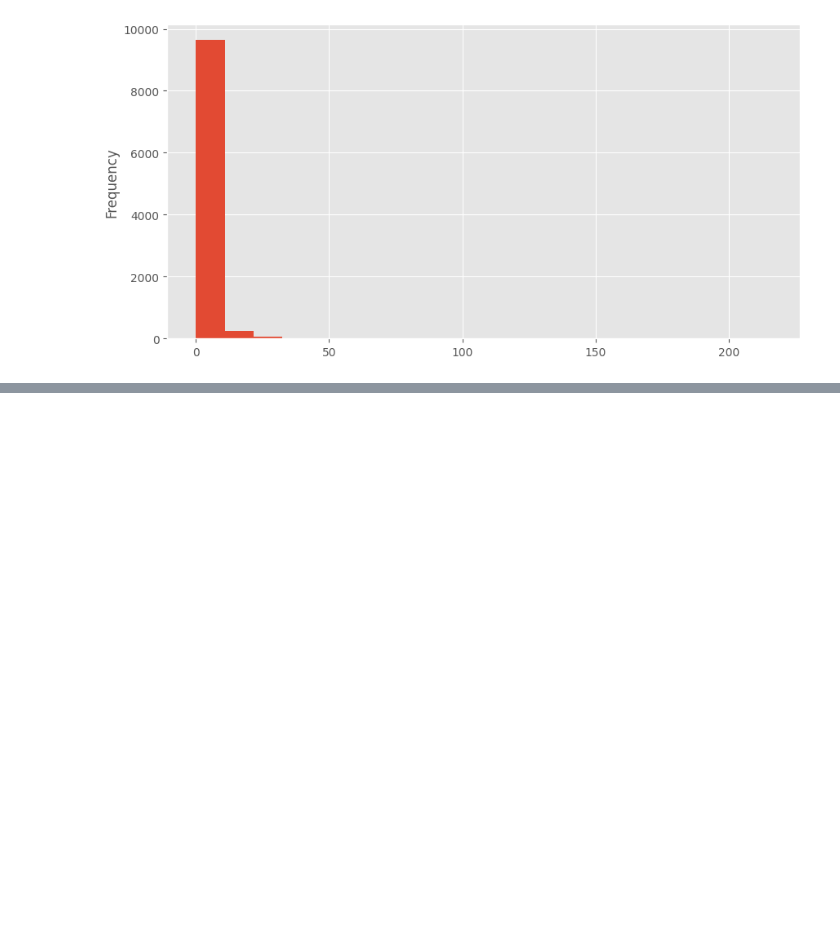
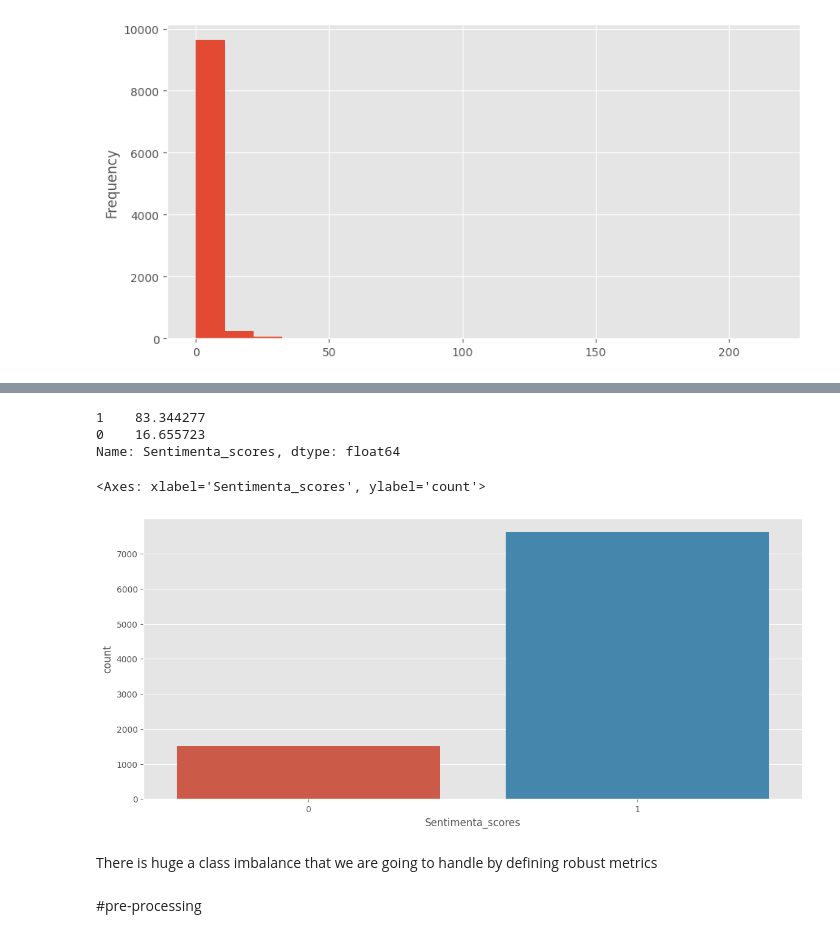
Before and after one commit to techsidh/Amazon-reviews-sentiment-analysis, a Jupyter notebook: Amazon_Review.ipynb, the cells around one changed output, grey strips where cells are left out. Drawn from its saved outputs; the diff is of its cells as text; code cells hidden in the pictures; blank space fills up the shorter version.

```diff
--- a/Amazon_Review.ipynb
+++ b/Amazon_Review.ipynb
@@ -170,0 +178,17 @@ plt.imshow(word_cloud,
+# %%
+amazon_reviews['Sentimenta_scores'] = np.where(amazon_reviews['Score'] > 3,1,0)
+amazon_reviews = amazon_reviews[amazon_reviews['Score']!=3]
+100*amazon_reviews['Sentimenta_scores'].value_counts(normalize = True)
+# %% [output]
+1    83.344277
+0    16.655723
+Name: Sentimenta_scores, dtype: float64
+# %%
+sns.countplot(x = amazon_reviews['Sentimenta_scores'],data = amazon_reviews)
+# %% [output]
+<Axes: xlabel='Sentimenta_scores', ylabel='count'>
+[figure, added]
+# %% [markdown]
+There is huge a class imbalance that we are going to handle by defining robust metrics
+# %% [markdown]
+#pre-processing
```
Also changed, not shown: parts of 16 cells of this notebook.
